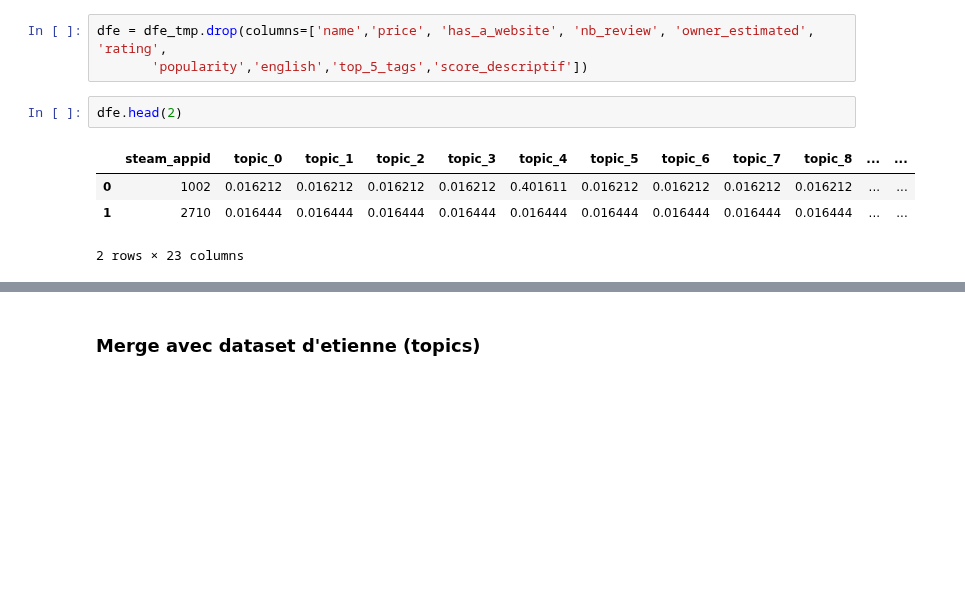
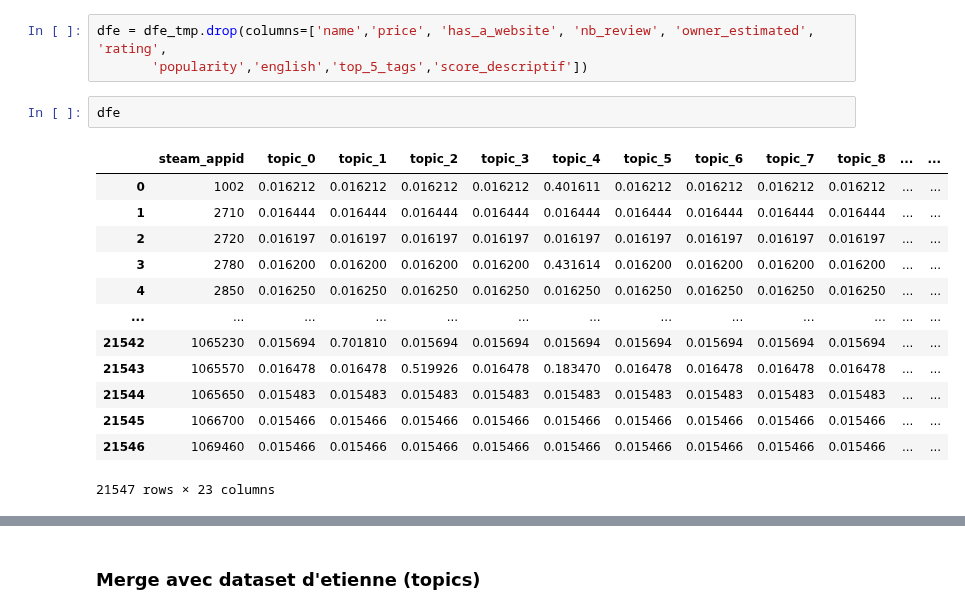
Before and after one commit to Rvanelven/steamator, a Jupyter notebook: notebooks/mathieu_modeltests.ipynb, the cells around one changed output, grey strips where cells are left out. Saved outputs shown, nothing was run; the diff lists cells and outputs as text; blank space fills up the shorter version.

```diff
--- a/notebooks/mathieu_modeltests.ipynb
+++ b/notebooks/mathieu_modeltests.ipynb
@@ -86,11 +86,20 @@ Index(['steam_appid', 'name', 'top_5_tags', 'topic_0', 'topic_1', 'topic_2',
 dfe = dfe_tmp.drop(columns=['name','price', 'has_a_website', 'nb_review', 'owner_estimated', 'rating',
        'popularity','english','top_5_tags','score_descriptif'])
 # %%
-dfe.head(2)
+dfe
 # %% [output]
 |  | steam_appid | topic_0 | topic_1 | topic_2 | topic_3 | topic_4 | topic_5 | topic_6 | topic_7 | topic_8 | ... | ... |
 | 0 | 1002 | 0.016212 | 0.016212 | 0.016212 | 0.016212 | 0.401611 | 0.016212 | 0.016212 | 0.016212 | 0.016212 | ... | ... |
 | 1 | 2710 | 0.016444 | 0.016444 | 0.016444 | 0.016444 | 0.016444 | 0.016444 | 0.016444 | 0.016444 | 0.016444 | ... | ... |
+| 2 | 2720 | 0.016197 | 0.016197 | 0.016197 | 0.016197 | 0.016197 | 0.016197 | 0.016197 | 0.016197 | 0.016197 | ... | ... |
+| 3 | 2780 | 0.016200 | 0.016200 | 0.016200 | 0.016200 | 0.431614 | 0.016200 | 0.016200 | 0.016200 | 0.016200 | ... | ... |
+| 4 | 2850 | 0.016250 | 0.016250 | 0.016250 | 0.016250 | 0.016250 | 0.016250 | 0.016250 | 0.016250 | 0.016250 | ... | ... |
+| ... | ... | ... | ... | ... | ... | ... | ... | ... | ... | ... | ... | ... |
+| 21542 | 1065230 | 0.015694 | 0.701810 | 0.015694 | 0.015694 | 0.015694 | 0.015694 | 0.015694 | 0.015694 | 0.015694 | ... | ... |
+| 21543 | 1065570 | 0.016478 | 0.016478 | 0.519926 | 0.016478 | 0.183470 | 0.016478 | 0.016478 | 0.016478 | 0.016478 | ... | ... |
+| 21544 | 1065650 | 0.015483 | 0.015483 | 0.015483 | 0.015483 | 0.015483 | 0.015483 | 0.015483 | 0.015483 | 0.015483 | ... | ... |
+| 21545 | 1066700 | 0.015466 | 0.015466 | 0.015466 | 0.015466 | 0.015466 | 0.015466 | 0.015466 | 0.015466 | 0.015466 | ... | ... |
+| 21546 | 1069460 | 0.015466 | 0.015466 | 0.015466 | 0.015466 | 0.015466 | 0.015466 | 0.015466 | 0.015466 | 0.015466 | ... | ... |
-2 rows × 23 columns
+21547 rows × 23 columns
 # %%
 df_tmp = pd.read_csv('../raw_data/data_clean0312.csv')
```
Also changed, not shown: parts of 10 cells of this notebook, 2 other files.
